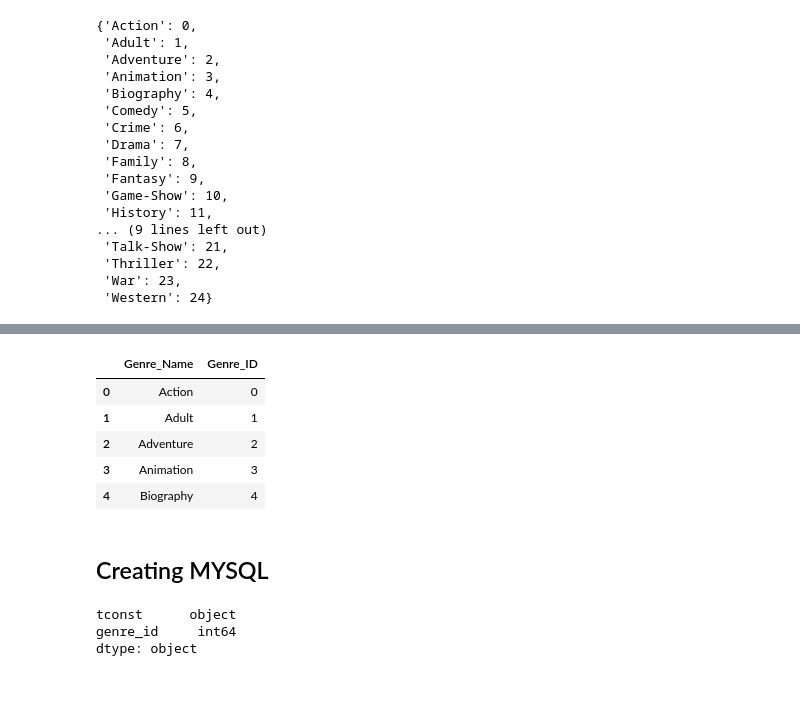
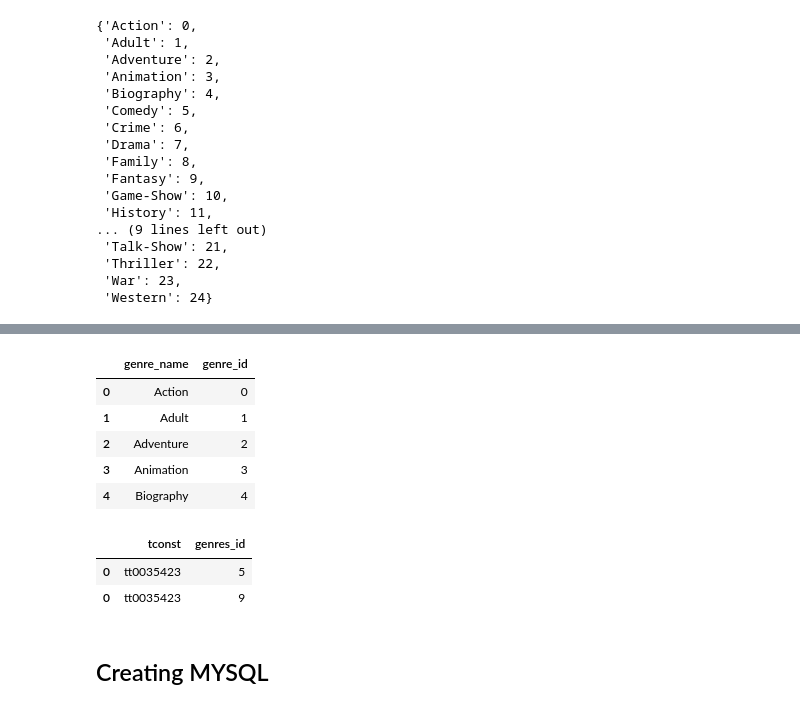
Before and after one commit to brittanymlassiter/Project-2, a Jupyter notebook: Project 2 Part 3B.ipynb, the cells around one changed output, grey strips where cells are left out. Cells and saved outputs as stored; diff of their text form; code cells hidden in the pictures.

```diff
--- a/Project 2 Part 3B.ipynb
+++ b/Project 2 Part 3B.ipynb
@@ -161,15 +148,25 @@ df = df.drop(columns='genres_split')
-# %%
-## Manually make dataframe with names cols from the .keyd and .values
-genres_lookup = pd.DataFrame({'Genre_Name': genre_id_map.keys(),
-                              'Genre_ID' : genre_id_map.values()})
-genres_lookup.head()
-# %% [output]
-|  | Genre_Name | Genre_ID |
-| 0 | Action | 0 |
-| 1 | Adult | 1 |
-| 2 | Adventure | 2 |
-| 3 | Animation | 3 |
-| 4 | Biography | 4 |
+# %%
+#Make a dataframe with named cols from the keys and values
+genres = pd.DataFrame({"genre_name": genre_map.keys(),
+                             "genre_id": genre_map.values()})
+genres.head()
+# %% [output]
+|  | genre_name | genre_id |
+| 0 | Action | 0 |
+| 1 | Adult | 1 |
+| 2 | Adventure | 2 |
+| 3 | Animation | 3 |
+| 4 | Biography | 4 |
+# %%
+#Add genres_id column
+title_genres['genres_id'] = title_genres['genres_split'].map(genre_map)
+#Drop genres split column
+title_genres = title_genres.drop(columns='genres_split')
+title_genres.head(2)
+# %% [output]
+|  | tconst | genres_id |
+| 0 | tt0035423 | 5 |
+| 0 | tt0035423 | 9 |
 # %% [markdown]
 ## Creating MYSQL
 # %%
@@ -180,6 +173,0 @@ from sqlalchemy.types import *
-# %%
-df.dtypes
-# %% [output]
-tconst      object
-genre_id     int64
-dtype: object
```
Also changed, not shown: parts of 18 cells of this notebook, 2 other files.
